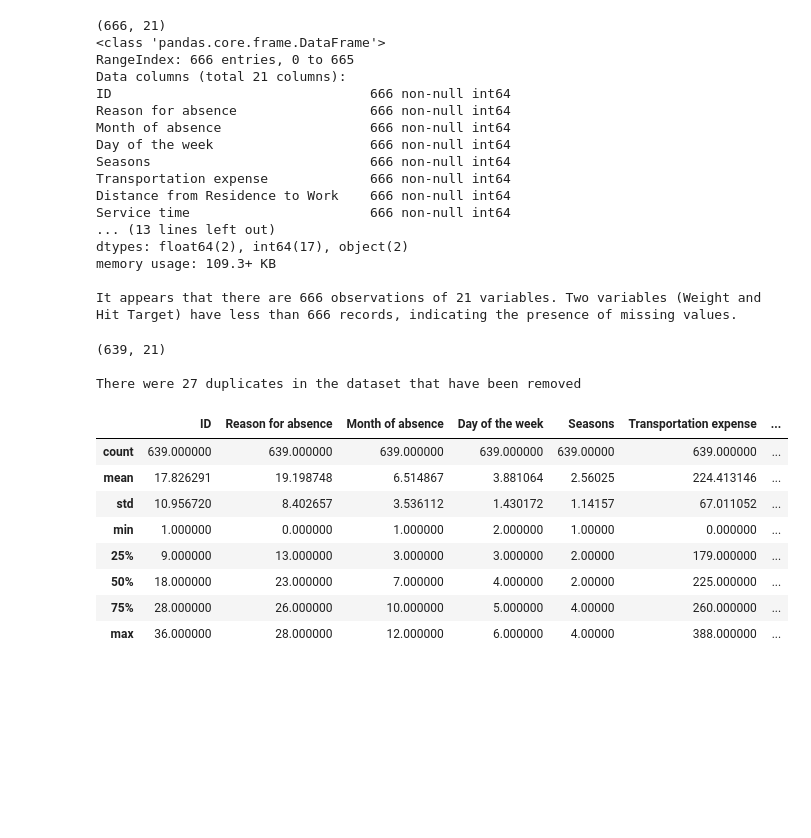
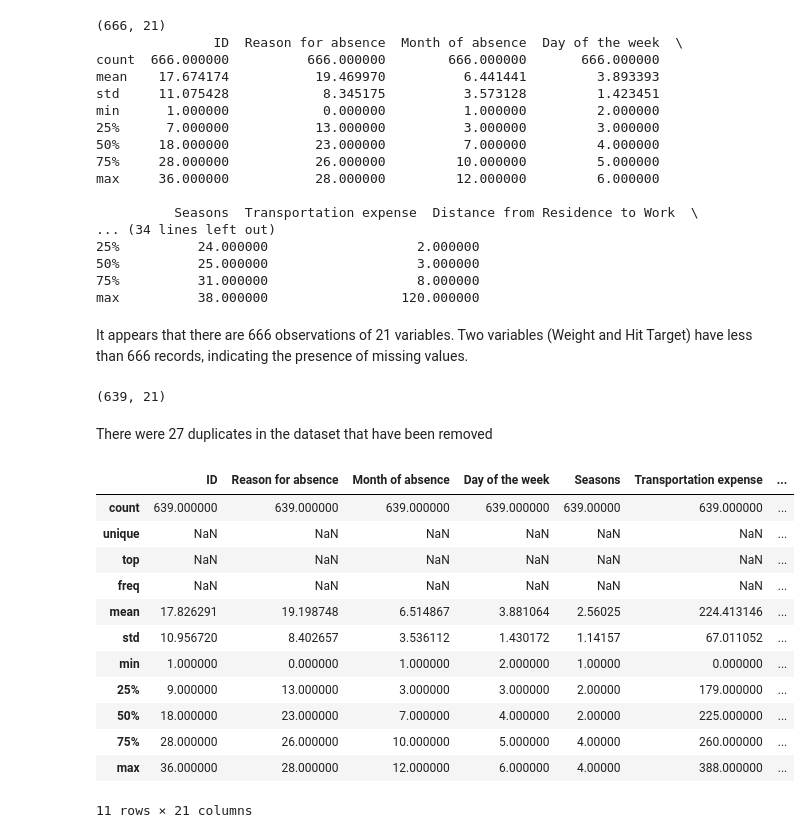
Before and after one commit to KDas6/ANLY-530-90--O-2020---Machine-Learning-1---Project---Absenteeism_at_work, a Jupyter notebook: ANLY 530-90- O-2020 - Machine Learning 1 - Project - Absenteeism_at_work.ipynb, the cells around one changed output. Saved outputs shown, nothing was run; the diff lists cells and outputs as text; code cells hidden in the pictures; blank space fills up the shorter version.

```diff
--- a/ANLY 530-90- O-2020 - Machine Learning 1 - Project - Absenteeism_at_work.ipynb
+++ b/ANLY 530-90- O-2020 - Machine Learning 1 - Project - Absenteeism_at_work.ipynb
@@ -9,31 +9,31 @@ sns.set(color_codes=True)
 import numpy as np
 
 # import the csv file
-input_file = "C:\Kinjal\HU Application\Acceptance\Sem 6\ANLY 530-90- O-2020 Late Spring - Machine Learning I\Project submission\Absenteeism_at_work_train.csv"
+input_file = "Absenteeism_at_work_train.csv"
 absentism_data_set = pd.read_csv(input_file)
 
 print(absentism_data_set.shape)
-absentism_data_set.info()
-print()
-print("It appears that there are 666 observations of 21 variables. Two variables (Weight and Hit Target) have less than 666 records, indicating the presence of missing values.")
+print(absentism_data_set.describe())
 # %% [output]
 (666, 21)
-<class 'pandas.core.frame.DataFrame'>
-RangeIndex: 666 entries, 0 to 665
-Data columns (total 21 columns):
-ID                                 666 non-null int64
-Reason for absence                 666 non-null int64
-Month of absence                   666 non-null int64
-Day of the week                    666 non-null int64
-Seasons                            666 non-null int64
-Transportation expense             666 non-null int64
-Distance from Residence to Work    666 non-null int64
-Service time                       666 non-null int64
-... (13 lines left out)
-dtypes: float64(2), int64(17), object(2)
-memory usage: 109.3+ KB
+               ID  Reason for absence  Month of absence  Day of the week  \
+count  666.000000          666.000000        666.000000       666.000000
+mean    17.674174           19.469970          6.441441         3.893393
+std     11.075428            8.345175          3.573128         1.423451
+min      1.000000            0.000000          1.000000         2.000000
+25%      7.000000           13.000000          3.000000         3.000000
+50%     18.000000           23.000000          7.000000         4.000000
+75%     28.000000           26.000000         10.000000         5.000000
+max     36.000000           28.000000         12.000000         6.000000
 
-It appears that there are 666 observations of 21 variables. Two variables (Weight and Hit Target) have less than 666 records, indicating the presence of missing values.
+          Seasons  Transportation expense  Distance from Residence to Work  \
+... (34 lines left out)
+25%          24.000000                   2.000000
+50%          25.000000                   3.000000
+75%          31.000000                   8.000000
+max          38.000000                 120.000000
+# %% [markdown]
+It appears that there are 666 observations of 21 variables. Two variables (Weight and Hit Target) have less than 666 records, indicating the presence of missing values.
 # %%
 # Resolving conflicts with Age
 absentism_data_set['Age']  = pd.to_numeric(absentism_data_set['Age'] , errors='coerce')
@@ -45,17 +45,18 @@ absentism_data_set['Age'].replace(0, np.nan, inplace=True)
 # Dropping Duplicates if any to keep only unique values
 absentism_data_set = absentism_data_set.drop_duplicates(keep='first')
 print(absentism_data_set.shape)
-print()
-print("There were 27 duplicates in the dataset that have been removed")
 # %% [output]
 (639, 21)
-
-There were 27 duplicates in the dataset that have been removed
+# %% [markdown]
+There were 27 duplicates in the dataset that have been removed
 # %%
-absentism_data_set.describe()
+absentism_data_set.describe(include = 'all')
 # %% [output]
 |  | ID | Reason for absence | Month of absence | Day of the week | Seasons | Transportation expense | ... |
 | count | 639.000000 | 639.000000 | 639.000000 | 639.000000 | 639.00000 | 639.000000 | ... |
+| unique | NaN | NaN | NaN | NaN | NaN | NaN | ... |
+| top | NaN | NaN | NaN | NaN | NaN | NaN | ... |
+| freq | NaN | NaN | NaN | NaN | NaN | NaN | ... |
 | mean | 17.826291 | 19.198748 | 6.514867 | 3.881064 | 2.56025 | 224.413146 | ... |
 | std | 10.956720 | 8.402657 | 3.536112 | 1.430172 | 1.14157 | 67.011052 | ... |
 | min | 1.000000 | 0.000000 | 1.000000 | 2.000000 | 1.00000 | 0.000000 | ... |
@@ -63,3 +64,4 @@ absentism_data_set.describe()
 | 50% | 18.000000 | 23.000000 | 7.000000 | 4.000000 | 2.00000 | 225.000000 | ... |
 | 75% | 28.000000 | 26.000000 | 10.000000 | 5.000000 | 4.00000 | 260.000000 | ... |
 | max | 36.000000 | 28.000000 | 12.000000 | 6.000000 | 4.00000 | 388.000000 | ... |
+11 rows × 21 columns
```
Also changed, not shown: parts of 15 cells of this notebook.
